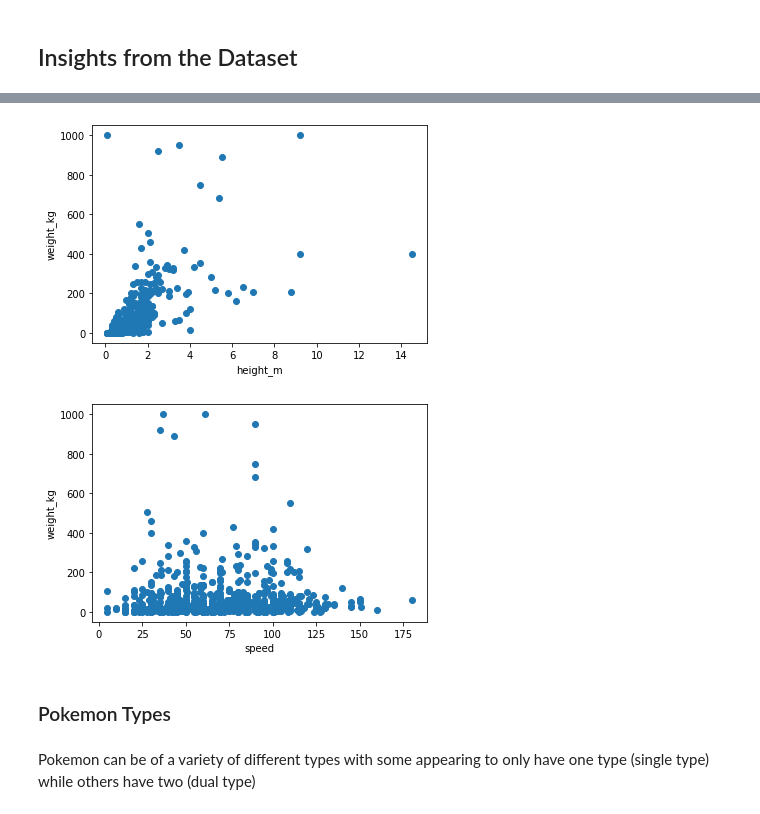
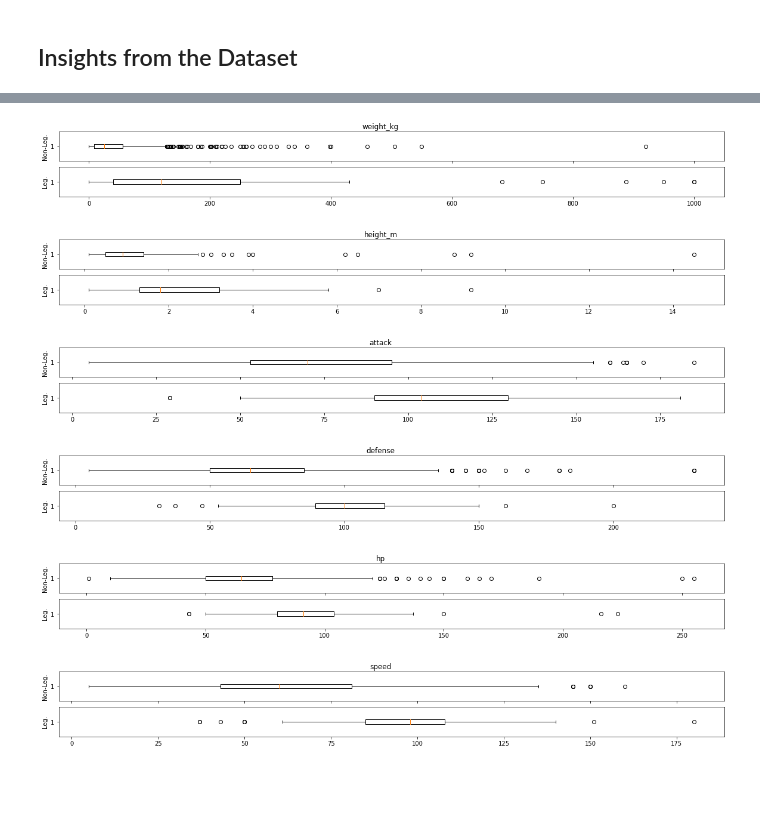
Before and after one commit to DrVenter/data_analysis_kaggle_datasets, a Jupyter notebook: The_Complete_Pokemon_Dataset/data_analysis_pokemon_dataset.ipynb, the cells around one changed output, grey strips where cells are left out. Saved outputs shown, nothing was run; the diff lists cells and outputs as text; code cells hidden in the pictures; blank space fills up the shorter version.

```diff
--- a/The_Complete_Pokemon_Dataset/data_analysis_pokemon_dataset.ipynb
+++ b/The_Complete_Pokemon_Dataset/data_analysis_pokemon_dataset.ipynb
@@ -82,17 +74,16 @@ data[physical_attributes].corr()
-# %%
-attributes = ["height_m", "speed"]
-for attribute in attributes:
-    y = data["weight_kg"]
-    x = data[attribute]
-
-    plt.scatter(x, y)
-    plt.ylabel("weight_kg")
-    plt.xlabel(attribute)
-    plt.show()
-# %% [output]
-[figure, removed]
-[figure, removed]
-# %% [markdown]
-### Pokemon Types
-# %% [markdown]
-Pokemon can be of a variety of different types with some appearing to only have one type (single type) while others have two (dual type)
+# %%
+for attribute in physical_attributes:
+    fig, ax = plt.subplots(2, figsize=(20, 2), sharex=True)
+    fig.suptitle(attribute)
+
+    ax[0].boxplot(not_legendary[attribute].dropna(), vert=False)
+    ax[0].set(ylabel="Non-Leg.")
+    ax[1].boxplot(is_legendary[attribute].dropna(), vert=False)
+    ax[1].set(ylabel="Leg.")
+# %% [output]
+[figure, added]
+[figure, added]
+[figure, added]
+[figure, added]
+[figure, added]
+[figure, added]
```
Also changed, not shown: parts of 24 cells of this notebook.
